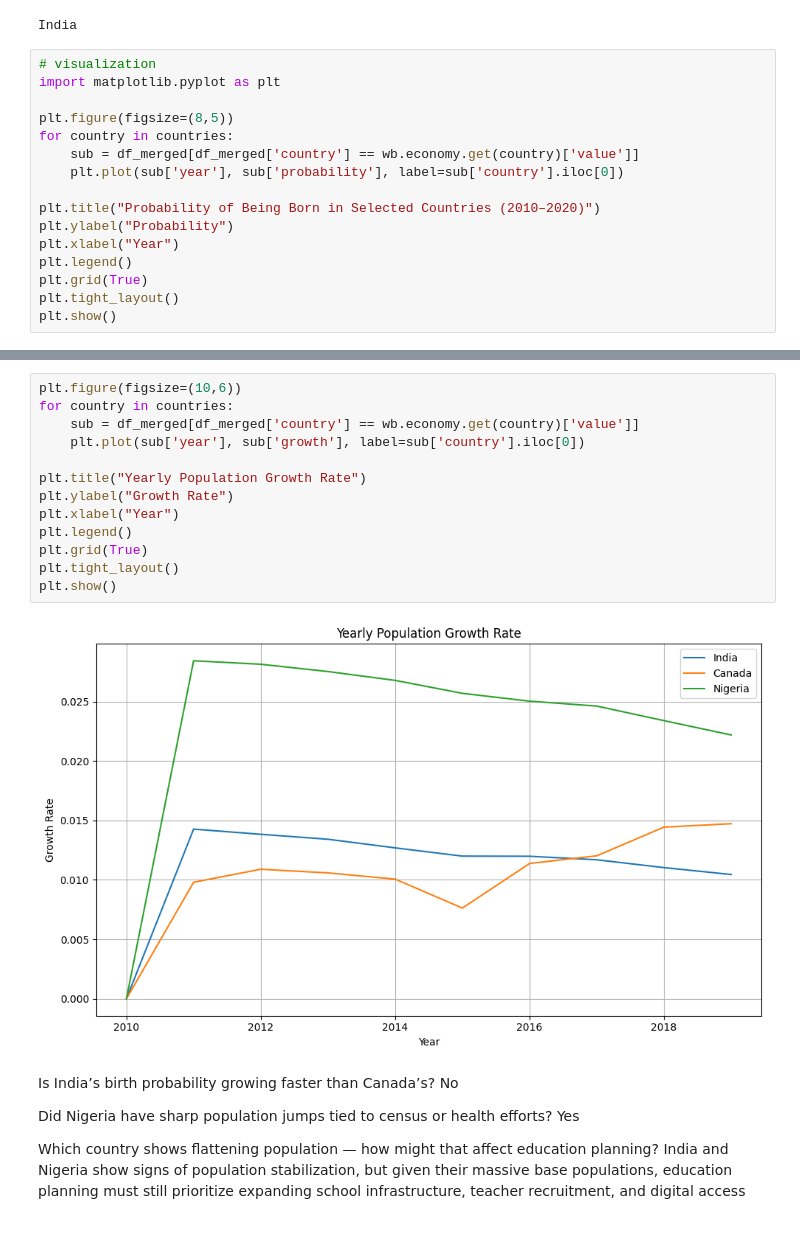
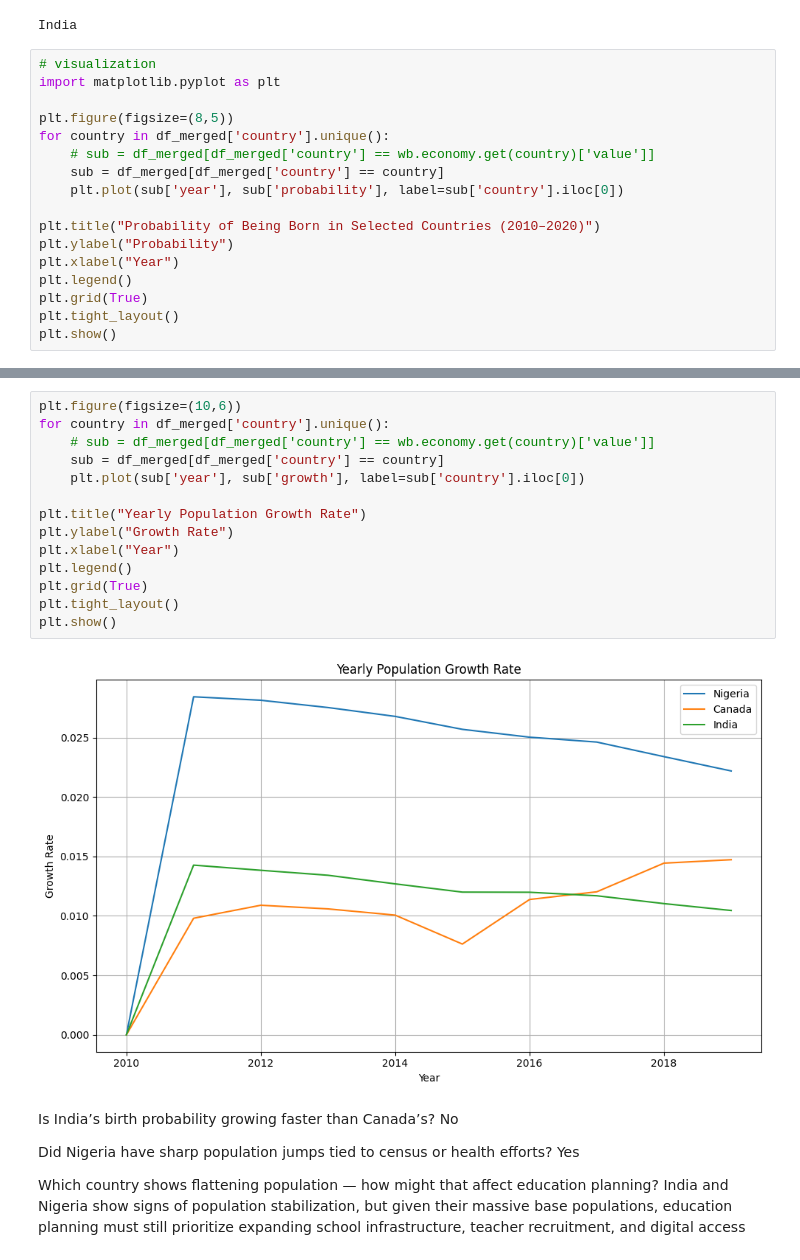
Before and after one commit to aleem-dev/DataAnalysis, a Jupyter notebook: ResearchExplore/Concepts/timeseriestrend/timeseriestrend.ipynb, the cells around one changed output, grey strips where cells are left out. Drawn from its saved outputs; the diff is of its cells as text.

```diff
--- a/ResearchExplore/Concepts/timeseriestrend/timeseriestrend.ipynb
+++ b/ResearchExplore/Concepts/timeseriestrend/timeseriestrend.ipynb
@@ -158,8 +158,9 @@ India
 import matplotlib.pyplot as plt
 
 plt.figure(figsize=(8,5))
-for country in countries:
-    sub = df_merged[df_merged['country'] == wb.economy.get(country)['value']]
+for country in df_merged['country'].unique():
+    # sub = df_merged[df_merged['country'] == wb.economy.get(country)['value']]
+    sub = df_merged[df_merged['country'] == country]
     plt.plot(sub['year'], sub['probability'], label=sub['country'].iloc[0])
 
 plt.title("Probability of Being Born in Selected Countries (2010–2020)")
@@ -174,18 +175,19 @@ plt.show()
 # %%
 plt.figure(figsize=(10,6))
-for country in countries:
-    sub = df_merged[df_merged['country'] == wb.economy.get(country)['value']]
+for country in df_merged['country'].unique():
+    # sub = df_merged[df_merged['country'] == wb.economy.get(country)['value']]
+    sub = df_merged[df_merged['country'] == country]
     plt.plot(sub['year'], sub['growth'], label=sub['country'].iloc[0])
 
 plt.title("Yearly Population Growth Rate")
 plt.ylabel("Growth Rate")
 plt.xlabel("Year")
 plt.legend()
 plt.grid(True)
 plt.tight_layout()
 plt.show()
 # %% [output]
-[figure, old version]
+[figure, new version]
 # %% [markdown]
 Is India’s birth probability growing faster than Canada’s?
 No
```
Also changed, not shown: parts of 1 cell of this notebook.
